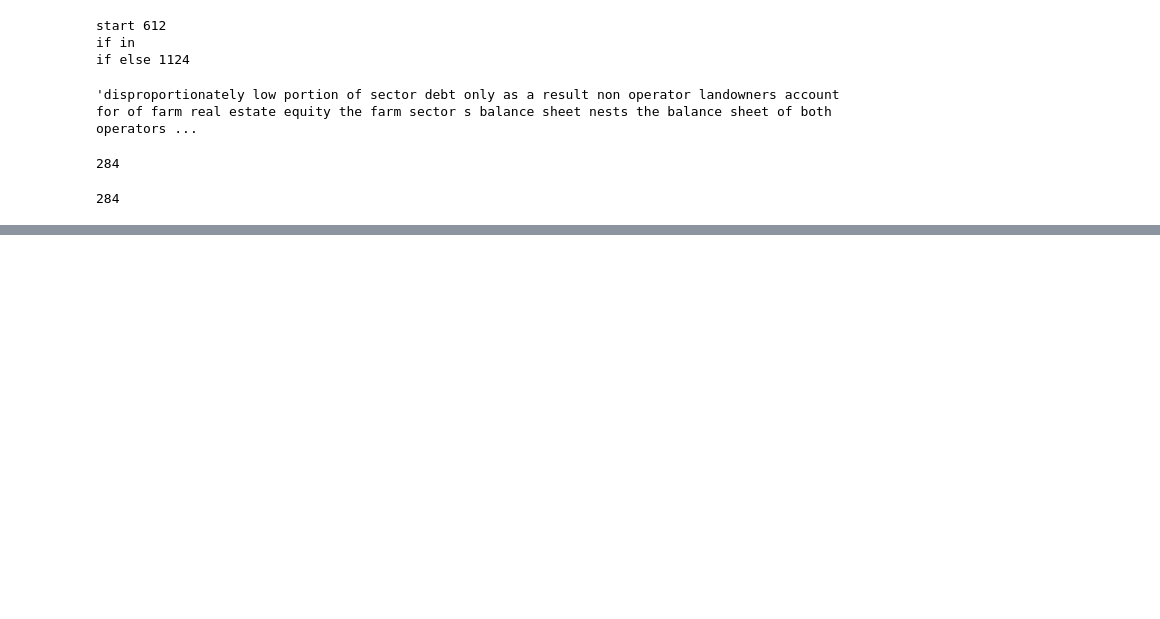
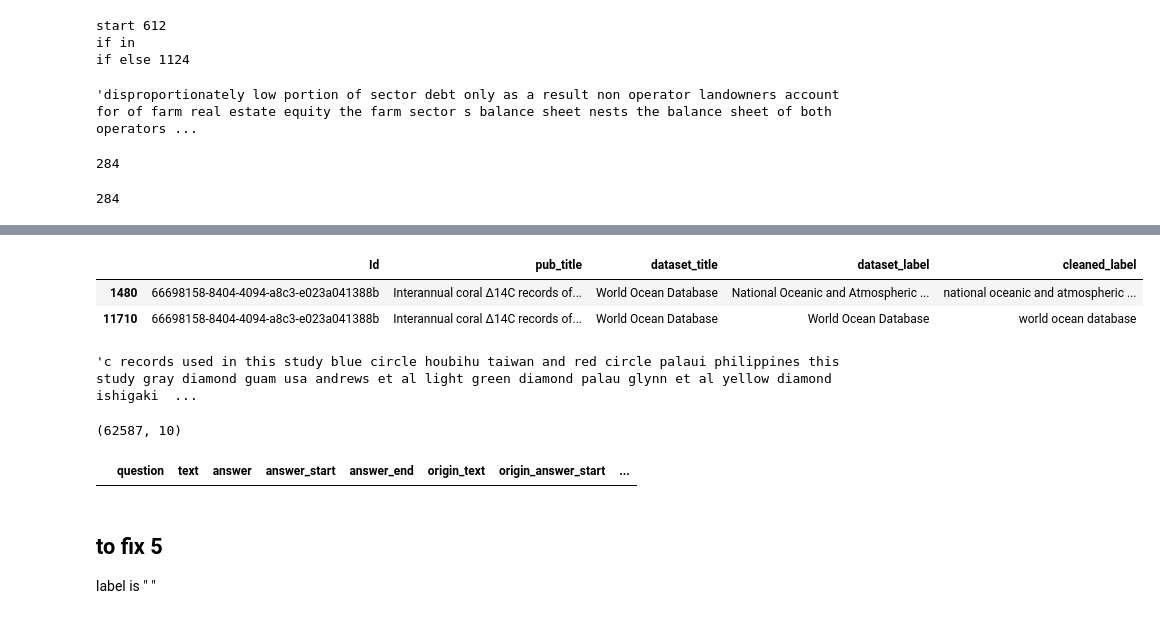
Before and after one commit to beifa/Coleridge_Initiative, a Jupyter notebook: notebook/preprocessing_data.ipynb, the cells around one changed output, grey strips where cells are left out. Drawn from its saved outputs; the diff is of its cells as text; code cells hidden in the pictures; blank space fills up the shorter version.

```diff
--- a/notebook/preprocessing_data.ipynb
+++ b/notebook/preprocessing_data.ipynb
@@ -723,0 +772,23 @@ len(a.split())
+# %%
+df_head[df_head.Id == '66698158-8404-4094-a8c3-e023a041388b']
+# %% [output]
+|  | Id | pub_title | dataset_title | dataset_label | cleaned_label |
+| 1480 | 66698158-8404-4094-a8c3-e023a041388b | Interannual coral Δ14C records of... | World Ocean Database | National Oceanic and Atmospheric ... | national oceanic and atmospheric ... |
+| 11710 | 66698158-8404-4094-a8c3-e023a041388b | Interannual coral Δ14C records of... | World Ocean Database | World Ocean Database | world ocean database |
+# %%
+df_isna.iloc[5].origin_text
+# %% [output]
+'c records used in this study blue circle houbihu taiwan and red circle palaui philippines this study gray diamond guam usa andrews et al light green diamond palau glynn et al yellow diamond ishigaki  ...
+# %%
+df.shape
+# %% [output]
+(62587, 10)
+# %%
+df = df.dropna()
+df[df.answer.isna()]
+# %% [output]
+|  | question | text | answer | answer_start | answer_end | origin_text | origin_answer_start | ... |
+# %% [markdown]
+## to fix 5
+
+label is " "
```
Also changed, not shown: parts of 8 cells of this notebook.
